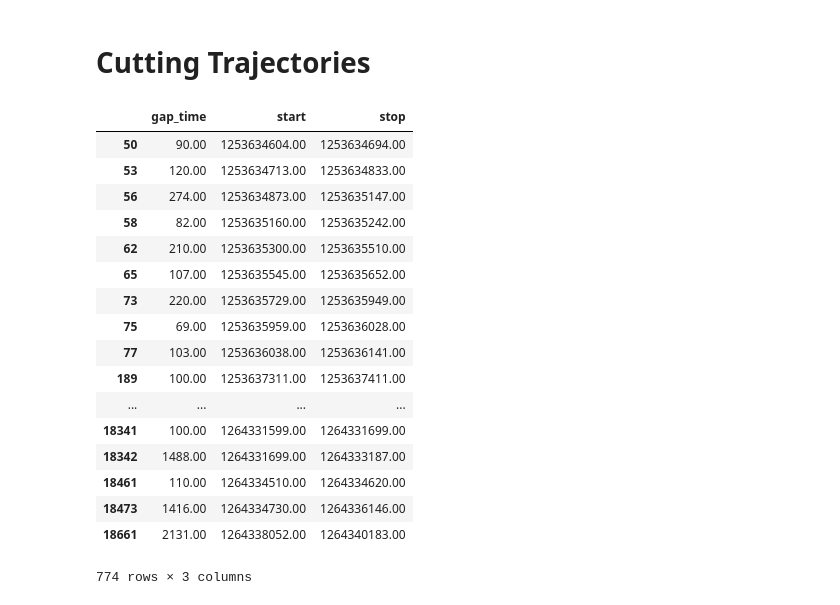
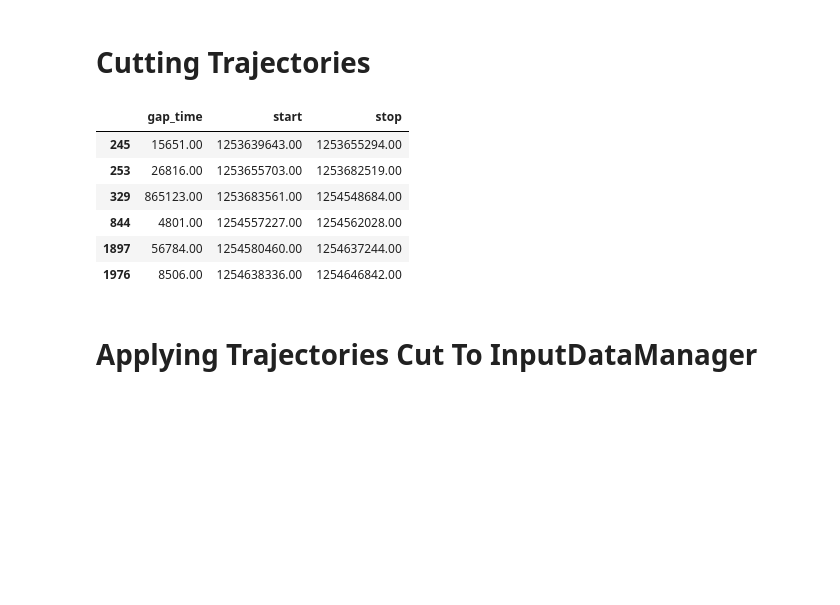
Before and after one commit to talestsp/mdc_analysis, a Jupyter notebook: notebooks/Cut trajectories.ipynb, the cells around one changed output. Cells and saved outputs as stored; diff of their text form; code cells hidden in the pictures; blank space fills up the shorter version.

```diff
--- a/notebooks/Cut trajectories.ipynb
+++ b/notebooks/Cut trajectories.ipynb
@@ -162,34 +153,25 @@ users_gaps_summary.groupby("min_time_gap")["valid_amount_h"].median().plot.bar(t
 # %%
-def cut_in_trips(user_gps_data, gap_tresh_minutes):
+def cut_traj_in_trips(user_gps_data, gap_tresh_minutes):
     start_stop_gaps = []
 
     gaps_data = gap_missing_values(user_gps_data).to_frame().reset_index().rename({0: "gap_time", "index": "stop"}, axis=1)
 
     gaps_data["start"] = [None] + gaps_data.iloc[0 : len(gaps_data) - 1]["stop"].tolist()
     gaps_data["start"] = gaps_data["start"].replace({np.NaN: None})
 
     selected_gaps = gaps_data[gaps_data["gap_time"] > gap_tresh_minutes * 60]
 
     return selected_gaps[["gap_time", "start", "stop"]]
 
-gaps_times = cut_in_trips(users_gps["5937"], 30)
-gaps_times
+gaps_times = cut_traj_in_trips(users_gps["5937"], 30)
+gaps_times.head(6)
 # %% [output]
 |  | gap_time | start | stop |
-| 50 | 90.00 | 1253634604.00 | 1253634694.00 |
-| 53 | 120.00 | 1253634713.00 | 1253634833.00 |
-| 56 | 274.00 | 1253634873.00 | 1253635147.00 |
-| 58 | 82.00 | 1253635160.00 | 1253635242.00 |
-| 62 | 210.00 | 1253635300.00 | 1253635510.00 |
-| 65 | 107.00 | 1253635545.00 | 1253635652.00 |
-| 73 | 220.00 | 1253635729.00 | 1253635949.00 |
-| 75 | 69.00 | 1253635959.00 | 1253636028.00 |
-| 77 | 103.00 | 1253636038.00 | 1253636141.00 |
-| 189 | 100.00 | 1253637311.00 | 1253637411.00 |
-| ... | ... | ... | ... |
-| 18341 | 100.00 | 1264331599.00 | 1264331699.00 |
-| 18342 | 1488.00 | 1264331699.00 | 1264333187.00 |
-| 18461 | 110.00 | 1264334510.00 | 1264334620.00 |
-| 18473 | 1416.00 | 1264334730.00 | 1264336146.00 |
-| 18661 | 2131.00 | 1264338052.00 | 1264340183.00 |
+| 245 | 15651.00 | 1253639643.00 | 1253655294.00 |
+| 253 | 26816.00 | 1253655703.00 | 1253682519.00 |
+| 329 | 865123.00 | 1253683561.00 | 1254548684.00 |
+| 844 | 4801.00 | 1254557227.00 | 1254562028.00 |
+| 1897 | 56784.00 | 1254580460.00 | 1254637244.00 |
+| 1976 | 8506.00 | 1254638336.00 | 1254646842.00 |
-774 rows × 3 columns
+# %% [markdown]
+# Applying Trajectories Cut To InputDataManager
```
Also changed, not shown: parts of 9 cells of this notebook, 4 other files.
